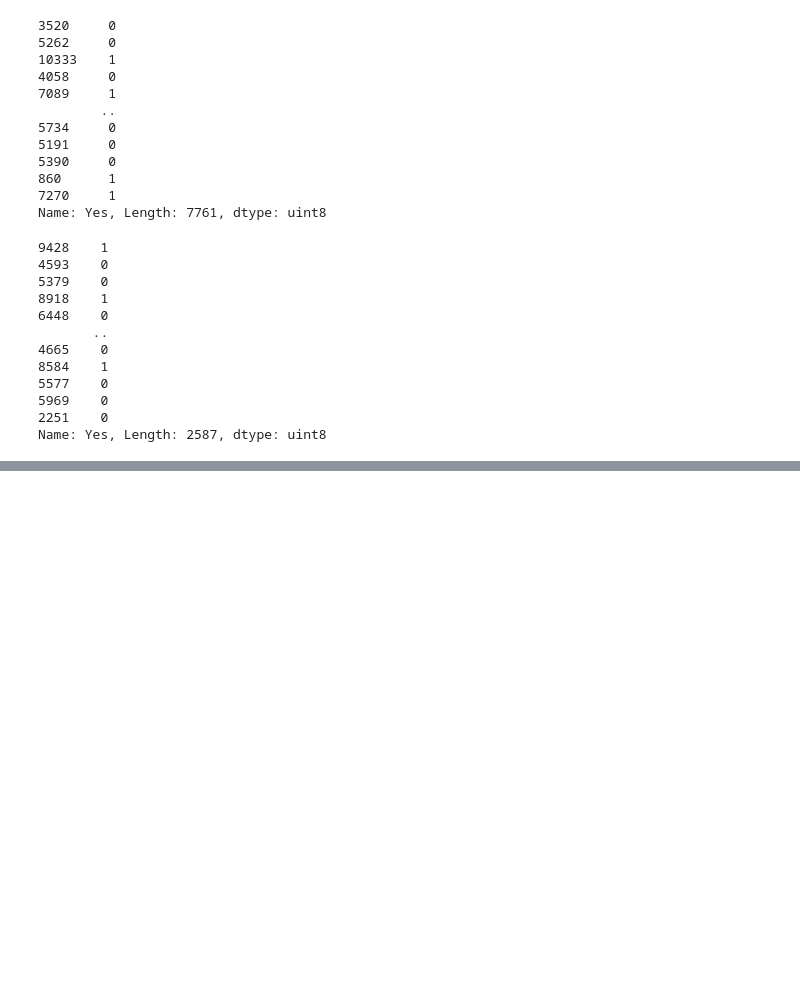
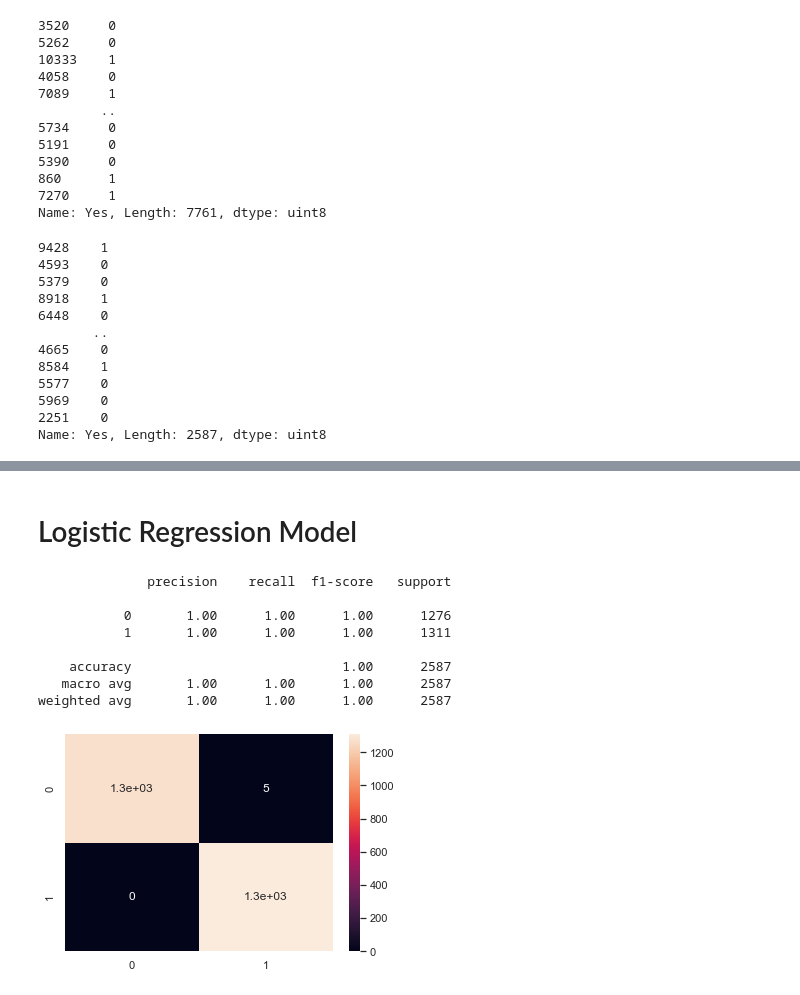
Before and after one commit to HengKevin/churnModel, a Jupyter notebook: churnModel.ipynb, the cells around one changed output, grey strips where cells are left out. Drawn from its saved outputs; the diff is of its cells as text; code cells hidden in the pictures; blank space fills up the shorter version.

Commit message:
logistic regression

```diff
--- a/churnModel.ipynb
+++ b/churnModel.ipynb
@@ -419,0 +429,25 @@ weighted avg       0.94      0.94      0.94      2587
+# %% [markdown]
+# Logistic Regression Model
+# %%
+from sklearn.model_selection import RandomizedSearchCV
+from sklearn.linear_model import LogisticRegression
+from sklearn.metrics import classification_report, confusion_matrix
+
+param_grid={'C':[0.001,0.01,0.1,1,10,100], 'max_iter':[200,300,400,500,700]}
+
+log = RandomizedSearchCV(LogisticRegression(), param_grid, cv=5)
+log.fit(X_train, y_train)
+y_pred_log = log.predict(X_test)
+confusion_log = confusion_matrix(y_test, log.predict(X_test))
+sns.heatmap(confusion_log, annot=True)
+print(classification_report(y_test, y_pred_log))
+# %% [output]
+              precision    recall  f1-score   support
+
+           0       1.00      1.00      1.00      1276
+           1       1.00      1.00      1.00      1311
+
+    accuracy                           1.00      2587
+   macro avg       1.00      1.00      1.00      2587
+weighted avg       1.00      1.00      1.00      2587
+[figure, added]
```
Also changed, not shown: parts of 7 cells of this notebook.
